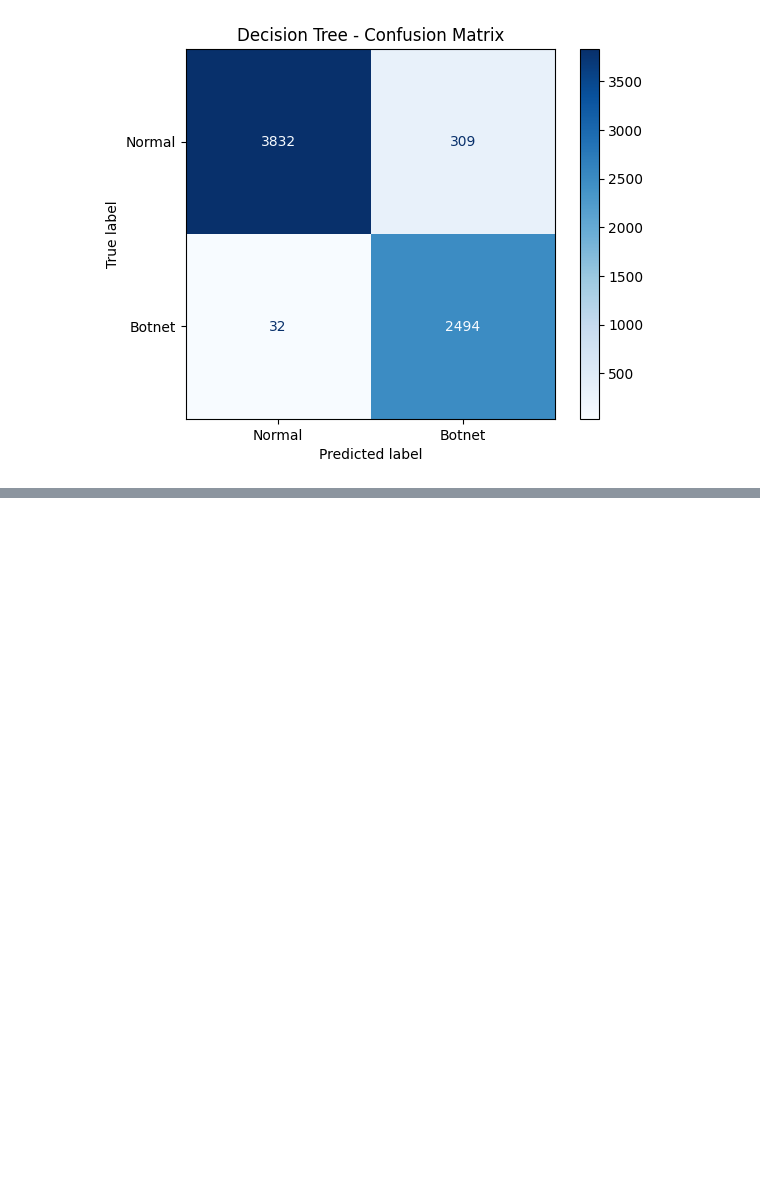
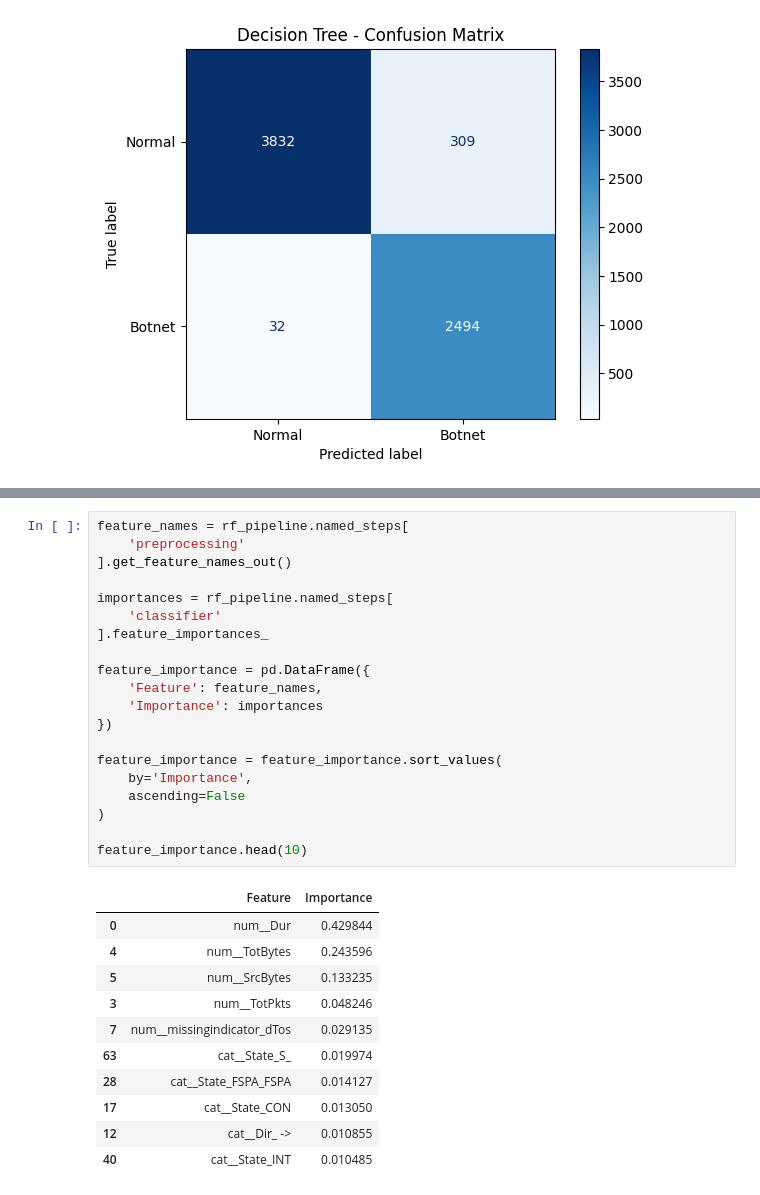
Before and after one commit to Ch3ddarr/dsb_capstone, a Jupyter notebook: capstone2/02_Modelling.ipynb, the cells around one changed output, grey strips where cells are left out. Cells and saved outputs as stored; diff of their text form; blank space fills up the shorter version.

```diff
--- a/capstone2/02_Modelling.ipynb
+++ b/capstone2/02_Modelling.ipynb
@@ -458,0 +620,32 @@ weighted avg       0.95      0.95      0.95      6667
+# %%
+feature_names = rf_pipeline.named_steps[
+    'preprocessing'
+].get_feature_names_out()
+
+importances = rf_pipeline.named_steps[
+    'classifier'
+].feature_importances_
+
+feature_importance = pd.DataFrame({
+    'Feature': feature_names,
+    'Importance': importances
+})
+
+feature_importance = feature_importance.sort_values(
+    by='Importance',
+    ascending=False
+)
+
+feature_importance.head(10)
+# %% [output]
+|  | Feature | Importance |
+| 0 | num__Dur | 0.429844 |
+| 4 | num__TotBytes | 0.243596 |
+| 5 | num__SrcBytes | 0.133235 |
+| 3 | num__TotPkts | 0.048246 |
+| 7 | num__missingindicator_dTos | 0.029135 |
+| 63 | cat__State_S_ | 0.019974 |
+| 28 | cat__State_FSPA_FSPA | 0.014127 |
+| 17 | cat__State_CON | 0.013050 |
+| 12 | cat__Dir_ -> | 0.010855 |
+| 40 | cat__State_INT | 0.010485 |
```
Also changed, not shown: parts of 11 cells of this notebook.
